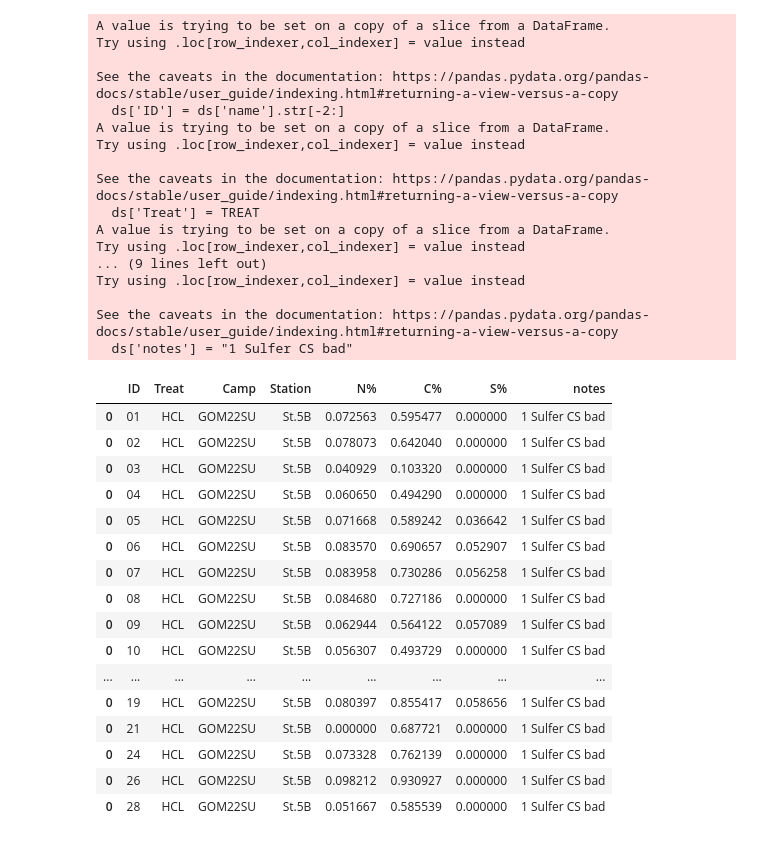
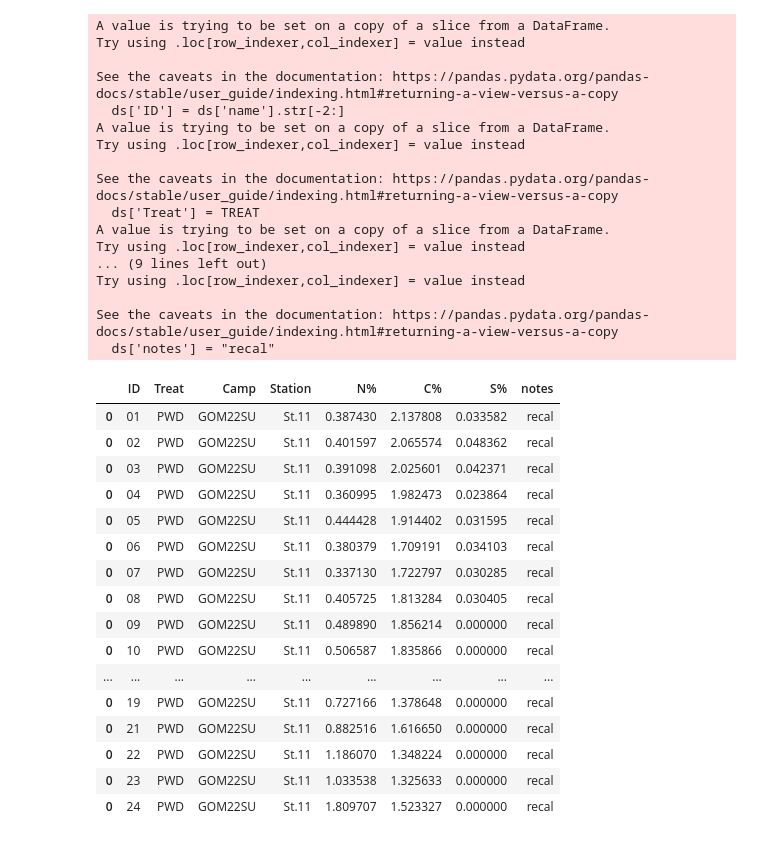
Before and after one commit to Hanna-the-explorer/NASA_Jupyter_Projects, a Jupyter notebook: DATA_Processing_codes/CNS_data_process.ipynb, the cells around one changed output. Saved outputs shown, nothing was run; the diff lists cells and outputs as text; code cells hidden in the pictures.

```diff
--- a/DATA_Processing_codes/CNS_data_process.ipynb
+++ b/DATA_Processing_codes/CNS_data_process.ipynb
@@ -19,8 +19,8 @@ from numpy import ones,vstack
 from numpy.linalg import lstsq
 # %%
 # Read Excel file and convert it to CSV
-excel_file = '../../../Data_Thesis/CNS/Data/Excell_exports/HCL_ST14_ST5B_GOM22SU.XLS'
-csv_file = '../../../Data_Thesis/CNS/Data/Areas/GOM22SU_St.14_St.5B_HCL.csv'
+excel_file = '../../../Data_Thesis/CNS/Data/NCS_recal/PWD_ST11_GOM22SU_recal.XLS'
+csv_file = '../../../Data_Thesis/CNS/Data/Areas/GOM22SU_ST.11_PWD.csv'
 df = pd.read_excel(excel_file)
 df.to_csv(csv_file, index=False, header=False)
 
@@ -30,8 +30,8 @@ df = pd.read_csv(csv_file, names=column_names)
 
 # Now you can work with the DataFrame
 CAMP = "GOM22SU"
-STN = "St.5B"
-TREAT = "HCL"
-str_id = 'St.5B'
+STN = "St.11"
+TREAT = "PWD"
+str_id = 'PWD'
 
-Save_name = '../../../Data_Thesis/CNS/Data/GOM22SU_St.5B_HCL.csv'
+Save_name = '../../../Data_Thesis/CNS/Data/GOM22SU_St.11_PWD.csv'
@@ -250,48 +259,48 @@ See the caveats in the documentation: https://pandas.pydata.org/pandas-docs/stab
 # %%
 ds = df[df['name'].str.contains(str_id)]
 ds['ID'] = ds['name'].str[-2:]
 ds['Treat'] = TREAT
 ds['Camp'] = CAMP
 ds['Station'] = STN
-ds['notes'] = "1 Sulfer CS bad"
+ds['notes'] = "recal"
 
 selected_columns = ['ID', 'Treat', 'Camp', 'Station', 'N%', 'C%', 'S%', 'notes']
 ds = ds[selected_columns]
 
 ds.to_csv(Save_name, index=False, header=True)
 ds
 # %% [output]
 A value is trying to be set on a copy of a slice from a DataFrame.
 Try using .loc[row_indexer,col_indexer] = value instead
 
 See the caveats in the documentation: https://pandas.pydata.org/pandas-docs/stable/user_guide/indexing.html#returning-a-view-versus-a-copy
   ds['ID'] = ds['name'].str[-2:]
 A value is trying to be set on a copy of a slice from a DataFrame.
 Try using .loc[row_indexer,col_indexer] = value instead
 
 See the caveats in the documentation: https://pandas.pydata.org/pandas-docs/stable/user_guide/indexing.html#returning-a-view-versus-a-copy
   ds['Treat'] = TREAT
 A value is trying to be set on a copy of a slice from a DataFrame.
 Try using .loc[row_indexer,col_indexer] = value instead
 ... (9 lines left out)
 Try using .loc[row_indexer,col_indexer] = value instead
 
 See the caveats in the documentation: https://pandas.pydata.org/pandas-docs/stable/user_guide/indexing.html#returning-a-view-versus-a-copy
-  ds['notes'] = "1 Sulfer CS bad"
+  ds['notes'] = "recal"
 |  | ID | Treat | Camp | Station | N% | C% | S% | notes |
-| 0 | 01 | HCL | GOM22SU | St.5B | 0.072563 | 0.595477 | 0.000000 | 1 Sulfer CS bad |
-| 0 | 02 | HCL | GOM22SU | St.5B | 0.078073 | 0.642040 | 0.000000 | 1 Sulfer CS bad |
-| 0 | 03 | HCL | GOM22SU | St.5B | 0.040929 | 0.103320 | 0.000000 | 1 Sulfer CS bad |
-| 0 | 04 | HCL | GOM22SU | St.5B | 0.060650 | 0.494290 | 0.000000 | 1 Sulfer CS bad |
-| 0 | 05 | HCL | GOM22SU | St.5B | 0.071668 | 0.589242 | 0.036642 | 1 Sulfer CS bad |
-| 0 | 06 | HCL | GOM22SU | St.5B | 0.083570 | 0.690657 | 0.052907 | 1 Sulfer CS bad |
-| 0 | 07 | HCL | GOM22SU | St.5B | 0.083958 | 0.730286 | 0.056258 | 1 Sulfer CS bad |
-| 0 | 08 | HCL | GOM22SU | St.5B | 0.084680 | 0.727186 | 0.000000 | 1 Sulfer CS bad |
-| 0 | 09 | HCL | GOM22SU | St.5B | 0.062944 | 0.564122 | 0.057089 | 1 Sulfer CS bad |
-| 0 | 10 | HCL | GOM22SU | St.5B | 0.056307 | 0.493729 | 0.000000 | 1 Sulfer CS bad |
+| 0 | 01 | PWD | GOM22SU | St.11 | 0.387430 | 2.137808 | 0.033582 | recal |
+| 0 | 02 | PWD | GOM22SU | St.11 | 0.401597 | 2.065574 | 0.048362 | recal |
+| 0 | 03 | PWD | GOM22SU | St.11 | 0.391098 | 2.025601 | 0.042371 | recal |
+| 0 | 04 | PWD | GOM22SU | St.11 | 0.360995 | 1.982473 | 0.023864 | recal |
+| 0 | 05 | PWD | GOM22SU | St.11 | 0.444428 | 1.914402 | 0.031595 | recal |
+| 0 | 06 | PWD | GOM22SU | St.11 | 0.380379 | 1.709191 | 0.034103 | recal |
+| 0 | 07 | PWD | GOM22SU | St.11 | 0.337130 | 1.722797 | 0.030285 | recal |
+| 0 | 08 | PWD | GOM22SU | St.11 | 0.405725 | 1.813284 | 0.030405 | recal |
+| 0 | 09 | PWD | GOM22SU | St.11 | 0.489890 | 1.856214 | 0.000000 | recal |
+| 0 | 10 | PWD | GOM22SU | St.11 | 0.506587 | 1.835866 | 0.000000 | recal |
 | ... | ... | ... | ... | ... | ... | ... | ... | ... |
-| 0 | 19 | HCL | GOM22SU | St.5B | 0.080397 | 0.855417 | 0.058656 | 1 Sulfer CS bad |
-| 0 | 21 | HCL | GOM22SU | St.5B | 0.000000 | 0.687721 | 0.000000 | 1 Sulfer CS bad |
-| 0 | 24 | HCL | GOM22SU | St.5B | 0.073328 | 0.762139 | 0.000000 | 1 Sulfer CS bad |
-| 0 | 26 | HCL | GOM22SU | St.5B | 0.098212 | 0.930927 | 0.000000 | 1 Sulfer CS bad |
-| 0 | 28 | HCL | GOM22SU | St.5B | 0.051667 | 0.585539 | 0.000000 | 1 Sulfer CS bad |
+| 0 | 19 | PWD | GOM22SU | St.11 | 0.727166 | 1.378648 | 0.000000 | recal |
+| 0 | 21 | PWD | GOM22SU | St.11 | 0.882516 | 1.616650 | 0.000000 | recal |
+| 0 | 22 | PWD | GOM22SU | St.11 | 1.186070 | 1.348224 | 0.000000 | recal |
+| 0 | 23 | PWD | GOM22SU | St.11 | 1.033538 | 1.325633 | 0.000000 | recal |
+| 0 | 24 | PWD | GOM22SU | St.11 | 1.809707 | 1.523327 | 0.000000 | recal |
```
Also changed, not shown: parts of 5 cells of this notebook, 1 other file.
